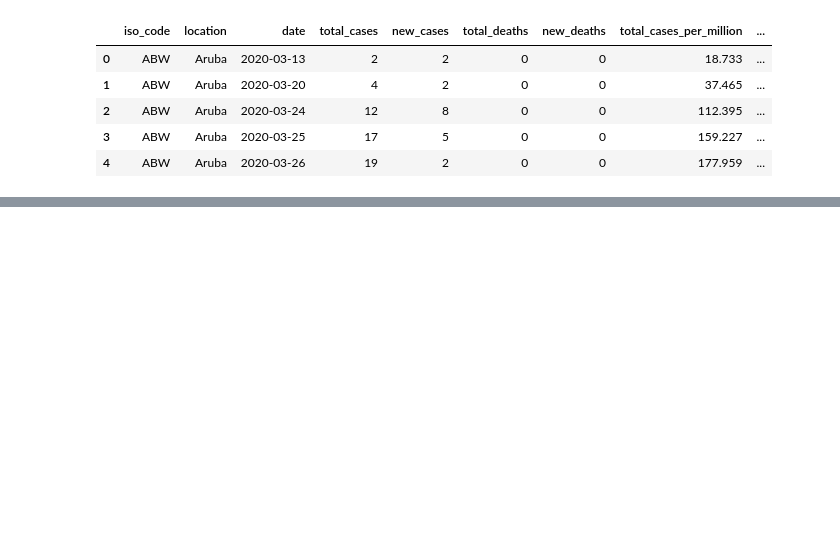
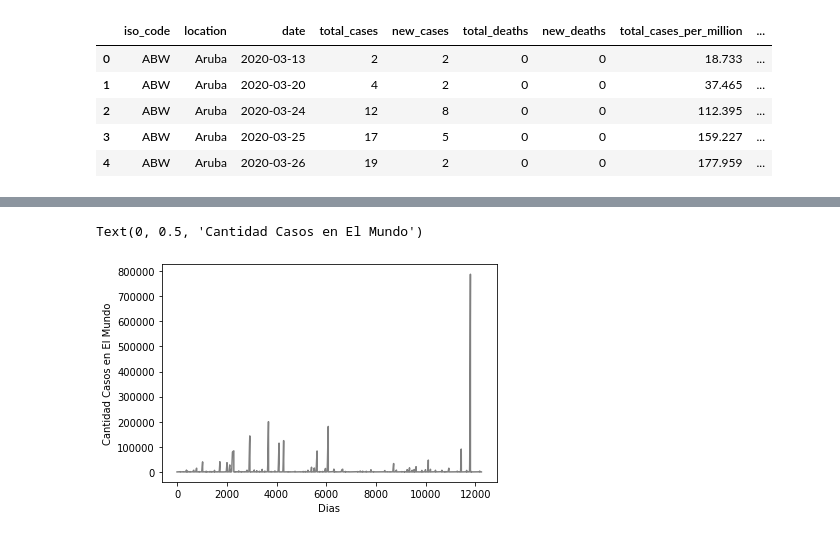
Before and after one commit to l2radamanthys/covid19-notebook, a Jupyter notebook: covid19.ipynb, the cells around one changed output, grey strips where cells are left out. Cells and saved outputs as stored; diff of their text form; code cells hidden in the pictures; blank space fills up the shorter version.

```diff
--- a/covid19.ipynb
+++ b/covid19.ipynb
@@ -25,0 +26,7 @@ Text(0, 0.5, 'Cantidad Casos')
+# %%
+plt.plot(df[['total_cases']], color='gray', label='Cantidad Casos')
+plt.xlabel("Dias")
+plt.ylabel("Cantidad Casos en El Mundo")
+# %% [output]
+Text(0, 0.5, 'Cantidad Casos en El Mundo')
+[figure, added]
```
Also changed, not shown: parts of 1 cell of this notebook, 2 other files.
